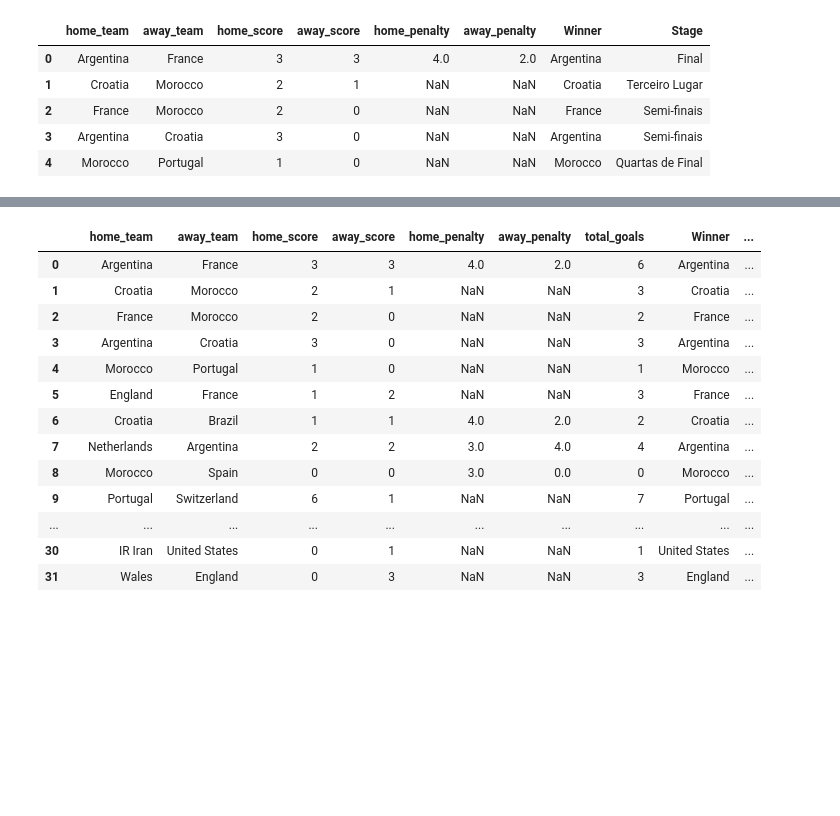
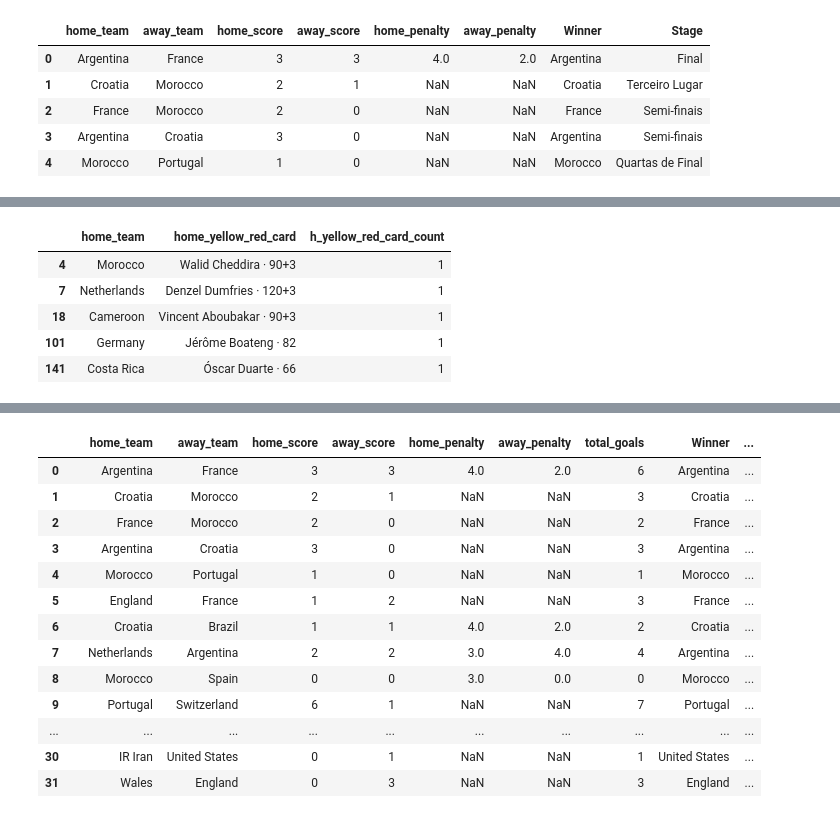
Before and after one commit to caioh639/worldcup, a Jupyter notebook: notebooks/data_cleaning_EF_base.ipynb, the cells around one changed output, grey strips where cells are left out. Cells and saved outputs as stored; diff of their text form; code cells hidden in the pictures; blank space fills up the shorter version.

```diff
--- a/notebooks/worldcup_analysis.ipynb
+++ b/notebooks/data_cleaning_EF_base.ipynb
@@ -133,0 +220,13 @@ matches [matches['Year'] == 2022][['home_team', 'away_team', 'home_score', 'away
+# %%
+matches[
+    matches['h_yellow_red_card_count'] > 0
+][
+    ['home_team', 'home_yellow_red_card', 'h_yellow_red_card_count']
+].head(5)
+# %% [output]
+|  | home_team | home_yellow_red_card | h_yellow_red_card_count |
+| 4 | Morocco | Walid Cheddira · 90+3 | 1 |
+| 7 | Netherlands | Denzel Dumfries · 120+3 | 1 |
+| 18 | Cameroon | Vincent Aboubakar · 90+3 | 1 |
+| 101 | Germany | Jérôme Boateng · 82 | 1 |
+| 141 | Costa Rica | Óscar Duarte · 66 | 1 |
```
Also changed, not shown: parts of 32 cells of this notebook, 21 other files.
